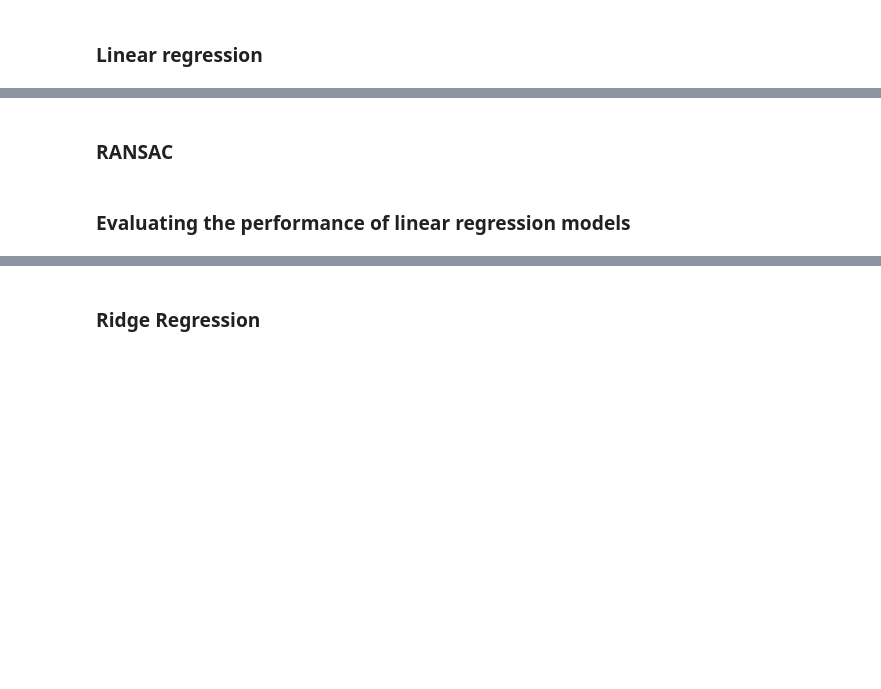
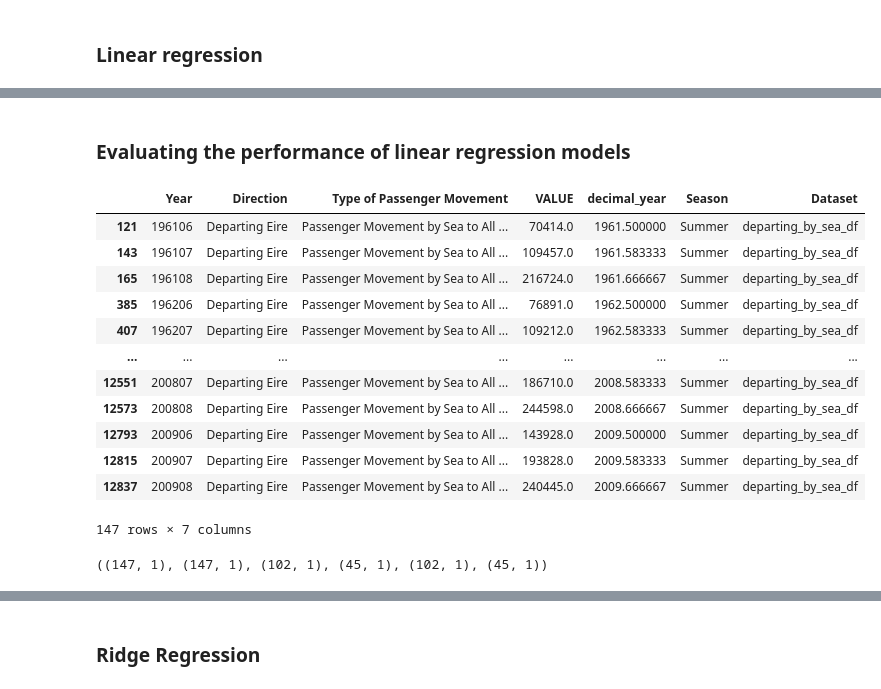
Before and after one commit to CCT-Dublin/ca1-claireobrien00, a Jupyter notebook: Passenger Movement Final.ipynb, the cells around one changed output, grey strips where cells are left out. Cells and saved outputs as stored; diff of their text form; code cells hidden in the pictures; blank space fills up the shorter version.

```diff
--- a/Passenger Movement Final.ipynb
+++ b/Passenger Movement Final.ipynb
@@ -798,2 +881,0 @@ plt.show()
-# %% [markdown]
-### RANSAC
@@ -835,20 +882,39 @@ y = departing_by_sea_summer_df[['VALUE']].values
 # %% [markdown]
 ### Evaluating the performance of linear regression models
 # %%
-departing_by_sea_summer_df.iloc[:,:4:5]
+departing_by_sea_summer_df.iloc[:,:]
+# %% [output]
+|  | Year | Direction | Type of Passenger Movement | VALUE | decimal_year | Season | Dataset |
+| 121 | 196106 | Departing Eire | Passenger Movement by Sea to All ... | 70414.0 | 1961.500000 | Summer | departing_by_sea_df |
+| 143 | 196107 | Departing Eire | Passenger Movement by Sea to All ... | 109457.0 | 1961.583333 | Summer | departing_by_sea_df |
+| 165 | 196108 | Departing Eire | Passenger Movement by Sea to All ... | 216724.0 | 1961.666667 | Summer | departing_by_sea_df |
+| 385 | 196206 | Departing Eire | Passenger Movement by Sea to All ... | 76891.0 | 1962.500000 | Summer | departing_by_sea_df |
+| 407 | 196207 | Departing Eire | Passenger Movement by Sea to All ... | 109212.0 | 1962.583333 | Summer | departing_by_sea_df |
+| ... | ... | ... | ... | ... | ... | ... | ... |
+| 12551 | 200807 | Departing Eire | Passenger Movement by Sea to All ... | 186710.0 | 2008.583333 | Summer | departing_by_sea_df |
+| 12573 | 200808 | Departing Eire | Passenger Movement by Sea to All ... | 244598.0 | 2008.666667 | Summer | departing_by_sea_df |
+| 12793 | 200906 | Departing Eire | Passenger Movement by Sea to All ... | 143928.0 | 2009.500000 | Summer | departing_by_sea_df |
+| 12815 | 200907 | Departing Eire | Passenger Movement by Sea to All ... | 193828.0 | 2009.583333 | Summer | departing_by_sea_df |
+| 12837 | 200908 | Departing Eire | Passenger Movement by Sea to All ... | 240445.0 | 2009.666667 | Summer | departing_by_sea_df |
+147 rows × 7 columns
 # %%
 # import train_test_split from the library sklearn
 from sklearn.model_selection import train_test_split
 
 # Declare a variable named as 'X' and 'y'
-X = departing_by_sea_summer_df.iloc[:, :4:5].values               # All features (independent varaibles) except MEDV
-y = departing_by_sea_summer_df['VALUE'].values                    # Target variable
+X = departing_by_sea_summer_df.iloc[:, :4:5].values
+y = departing_by_sea_summer_df[['VALUE']].values # Target variable
+X_std = scaler_x.fit_transform(X)
+y_std =  scaler_y.fit_transform(y)
+y_std = np.reshape(y_std, len(y_std))
 
 # Split the data into 70% and 30% by using a parameter test_size = 30
-X_train, X_test, y_train, y_test = train_test_split(X, y, test_size = 0.2, random_state = 0)
+X_train, X_test, y_train, y_test = train_test_split(X, y, test_size = 0.3, random_state = 0)
 
 # Display the size of the rows and columns
 X.shape, y.shape, X_train.shape, X_test.shape, y_train.shape, y_test.shape
+# %% [output]
+((147, 1), (147, 1), (102, 1), (45, 1), (102, 1), (45, 1))
 # %%
 # Initialise an object slr by calling a method named as 'LinearRegression()'
 slr = LinearRegression()
```
Also changed, not shown: parts of 70 cells of this notebook, 2 other files.
